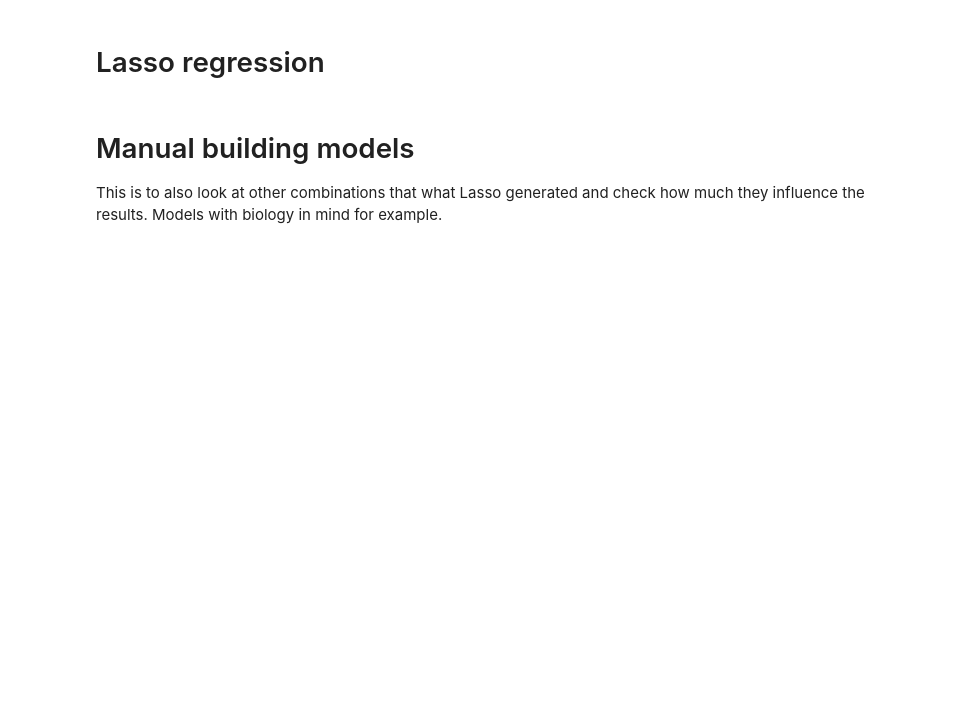
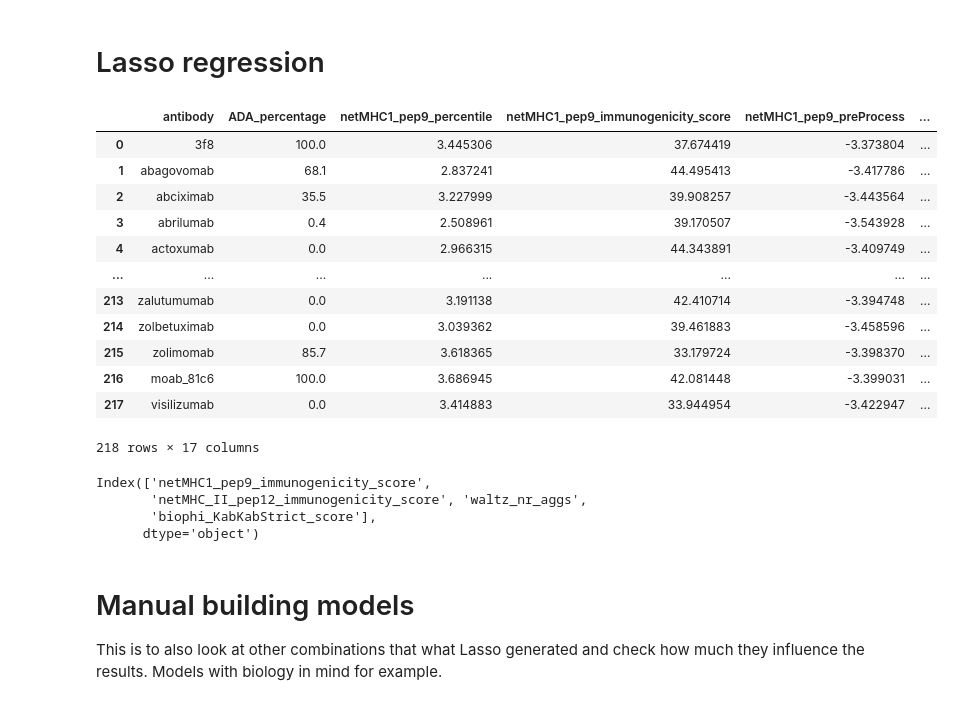
Before and after one commit to RebeckaAntonsson/Thesis, a Jupyter notebook: Immonogenecity_tool_testing/model_selection/biophi_dataSet/model_selection_visualization_ABbiophiDataset.ipynb, the cells around one changed output. Cells and saved outputs as stored; diff of their text form; code cells hidden in the pictures; blank space fills up the shorter version.

```diff
--- a/Immonogenecity_tool_testing/model_selection/biophi_dataSet/model_selection_visualization_ABbiophiDataset.ipynb
+++ b/Immonogenecity_tool_testing/model_selection/biophi_dataSet/model_selection_visualization_ABbiophiDataset.ipynb
@@ -52,9 +83,25 @@ pearson_corr['ADA_percentage'].sort_values(ascending=False)
 # %% [markdown]
 # Lasso regression
+# %%
+computed_scors_biophi
+# %% [output]
+|  | antibody | ADA_percentage | netMHC1_pep9_percentile | netMHC1_pep9_immunogenicity_score | netMHC1_pep9_preProcess | ... |
+| 0 | 3f8 | 100.0 | 3.445306 | 37.674419 | -3.373804 | ... |
+| 1 | abagovomab | 68.1 | 2.837241 | 44.495413 | -3.417786 | ... |
+| 2 | abciximab | 35.5 | 3.227999 | 39.908257 | -3.443564 | ... |
+| 3 | abrilumab | 0.4 | 2.508961 | 39.170507 | -3.543928 | ... |
+| 4 | actoxumab | 0.0 | 2.966315 | 44.343891 | -3.409749 | ... |
+| ... | ... | ... | ... | ... | ... | ... |
+| 213 | zalutumumab | 0.0 | 3.191138 | 42.410714 | -3.394748 | ... |
+| 214 | zolbetuximab | 0.0 | 3.039362 | 39.461883 | -3.458596 | ... |
+| 215 | zolimomab | 85.7 | 3.618365 | 33.179724 | -3.398370 | ... |
+| 216 | moab_81c6 | 100.0 | 3.686945 | 42.081448 | -3.399031 | ... |
+| 217 | visilizumab | 0.0 | 3.414883 | 33.944954 | -3.422947 | ... |
+218 rows × 17 columns
 # %%
 # Create feature variables
-X = all_predictors_andADA.drop(columns=['antibody', 'ADA_percentage']) # all except the response variable and the antibody names
-y = all_predictors_andADA['ADA_percentage'] # the response varibale
+X = computed_scors_biophi.drop(columns=['antibody', 'ADA_percentage']) # all except the response variable and the antibody names
+y = computed_scors_biophi['ADA_percentage'] # the response varibale
 
 model = make_pipeline(
     StandardScaler(),
@@ -70,6 +117,11 @@ selected_features = X.columns[coef != 0]
 
 # print the features that Lasso "decided" are the best once to use for the prediction
 selected_features
+# %% [output]
+Index(['netMHC1_pep9_immunogenicity_score',
+       'netMHC_II_pep12_immunogenicity_score', 'waltz_nr_aggs',
+       'biophi_KabKabStrict_score'],
+      dtype='object')
 # %% [markdown]
 # Manual building models
 This is to also look at other combinations that what Lasso generated and check how much they influence the results. Models with biology in mind for example.
```
Also changed, not shown: parts of 4 cells of this notebook, 1 other file.
